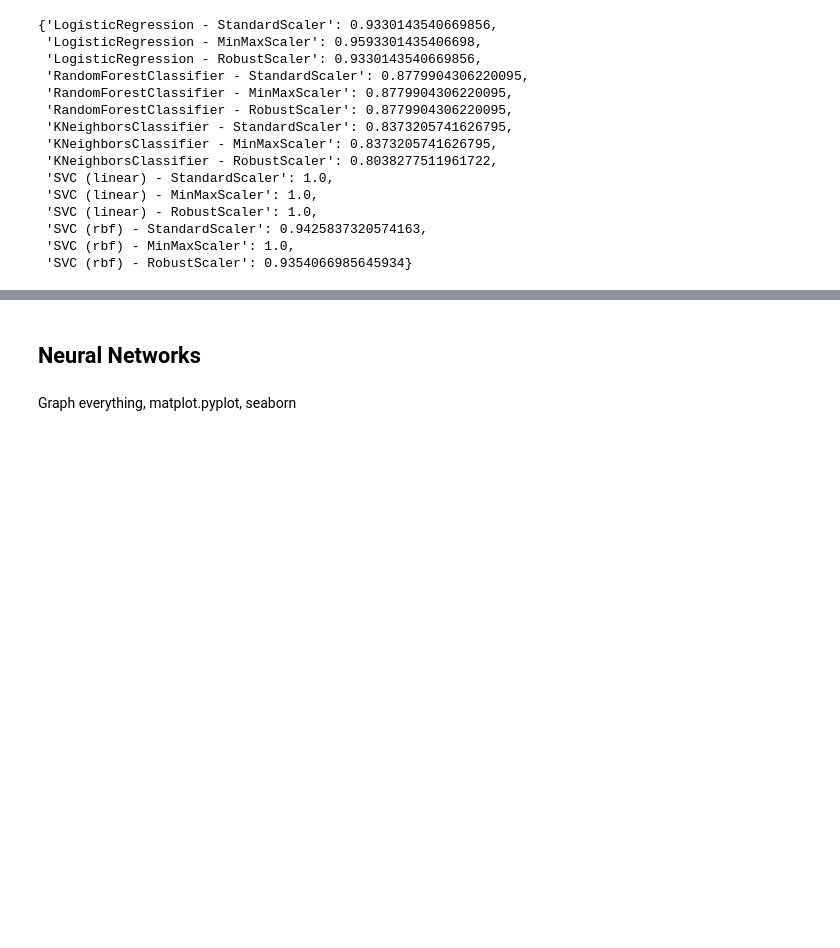
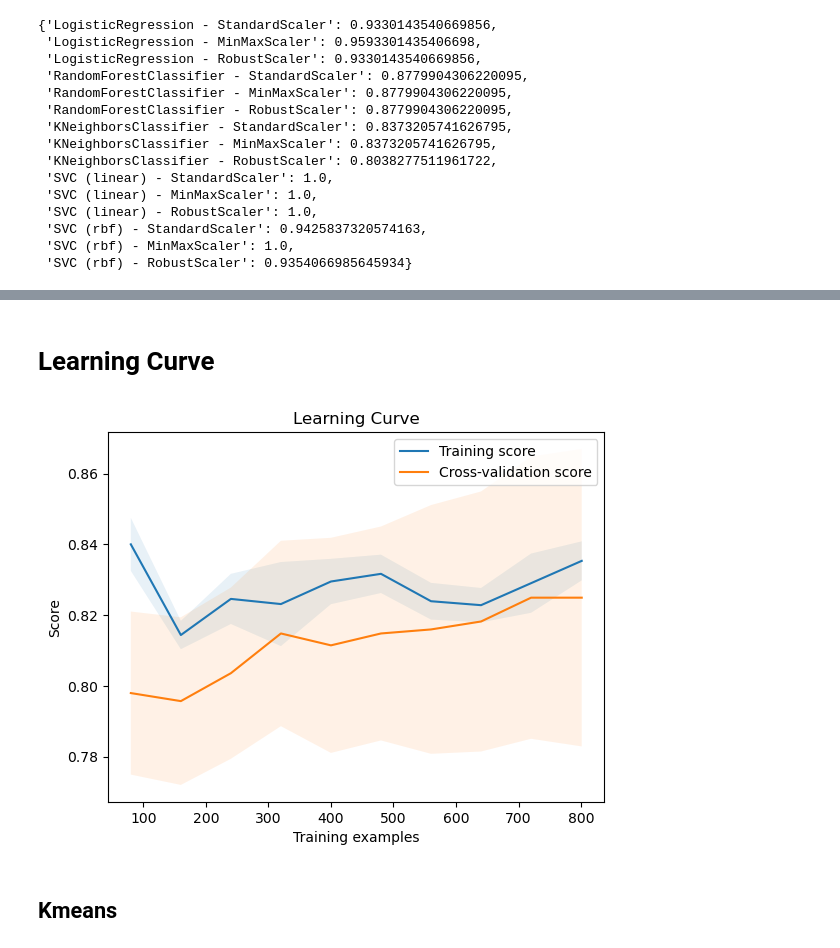
Before and after one commit to lwilsen/IEX_Training, a Jupyter notebook: Titanic/LW_Titanic.ipynb, the cells around one changed output, grey strips where cells are left out. Cells and saved outputs as stored; diff of their text form; code cells hidden in the pictures; blank space fills up the shorter version.

Commit message:
added unsupevised and diagnostic plots

```diff
--- a/Titanic/LW_Titanic.ipynb
+++ b/Titanic/LW_Titanic.ipynb
@@ -747,24 +582,3 @@ max(score_list)'''
 #### Grid Search (Work In Progress (WIP))
 # %% [markdown]
 Grid searching takes a really long time
-# %%
-'''
-rf = RandomForestClassifier(random_state = 1)
-
-param_grid = {
-    'n_estimators': [i for i in range(26,32)],
-    'min_samples_split': [i for i in range(7,13)],
-    'max_leaf_nodes': [i for i in range(43,49)],
-    'random_state': [1]
-}
-
-grid_search = GridSearchCV(estimator=rf, param_grid=param_grid, cv=5, n_jobs=-1, verbose=2)
-
-grid_search.fit(x_train, y_train)
-best_params = grid_search.best_params_
-
-y_pred = grid_search.predict(x_test)
-accuracy = accuracy_score(y_test, y_pred)
-
-print("Best Parameters:", best_params)
-print("Accuracy:", accuracy)'''
@@ -929,4 +662,29 @@ Highscore: 0.869
+# %% [markdown]
+# Learning Curve
+# %%
+pipeline = make_pipeline(StandardScaler(),SVC(kernel = "rbf", C = 1, random_state = 1, gamma = 0.1))
+
+train_sizes, train_scores, test_scores = learning_curve(
+    pipeline, x_train, y_train, cv=10, n_jobs=3, train_sizes=np.linspace(0.1, 1.0, 10))
+
+# Calculate means and standard deviations for plotting
+train_mean = np.mean(train_scores, axis=1)
+train_std = np.std(train_scores, axis=1)
+test_mean = np.mean(test_scores, axis=1)
+test_std = np.std(test_scores, axis=1)
+
+# Plot the learning curve
+plt.plot(train_sizes, train_mean, label='Training score')
+plt.fill_between(train_sizes, train_mean - train_std, train_mean + train_std, alpha=0.1)
+plt.plot(train_sizes, test_mean, label='Cross-validation score')
+plt.fill_between(train_sizes, test_mean - test_std, test_mean + test_std, alpha=0.1)
+
+plt.title("Learning Curve")
+plt.xlabel("Training examples")
+plt.ylabel("Score")
+plt.legend()
+plt.show()
+# %% [output]
+[figure, added]
 # %% [markdown]
-## Neural Networks
+## Kmeans
-# %% [markdown]
-Graph everything, matplot.pyplot, seaborn
```
Also changed, not shown: parts of 16 cells of this notebook, 6 other files.
